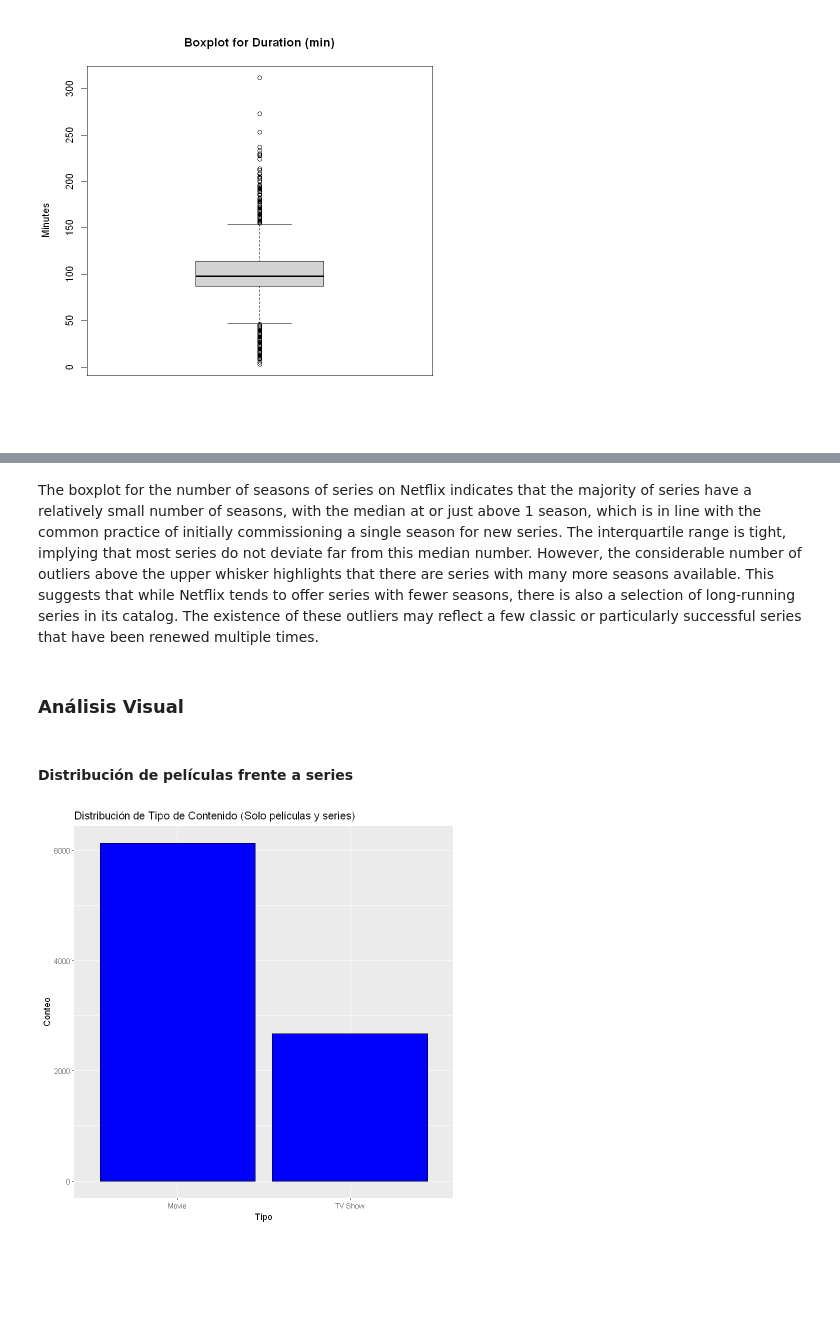
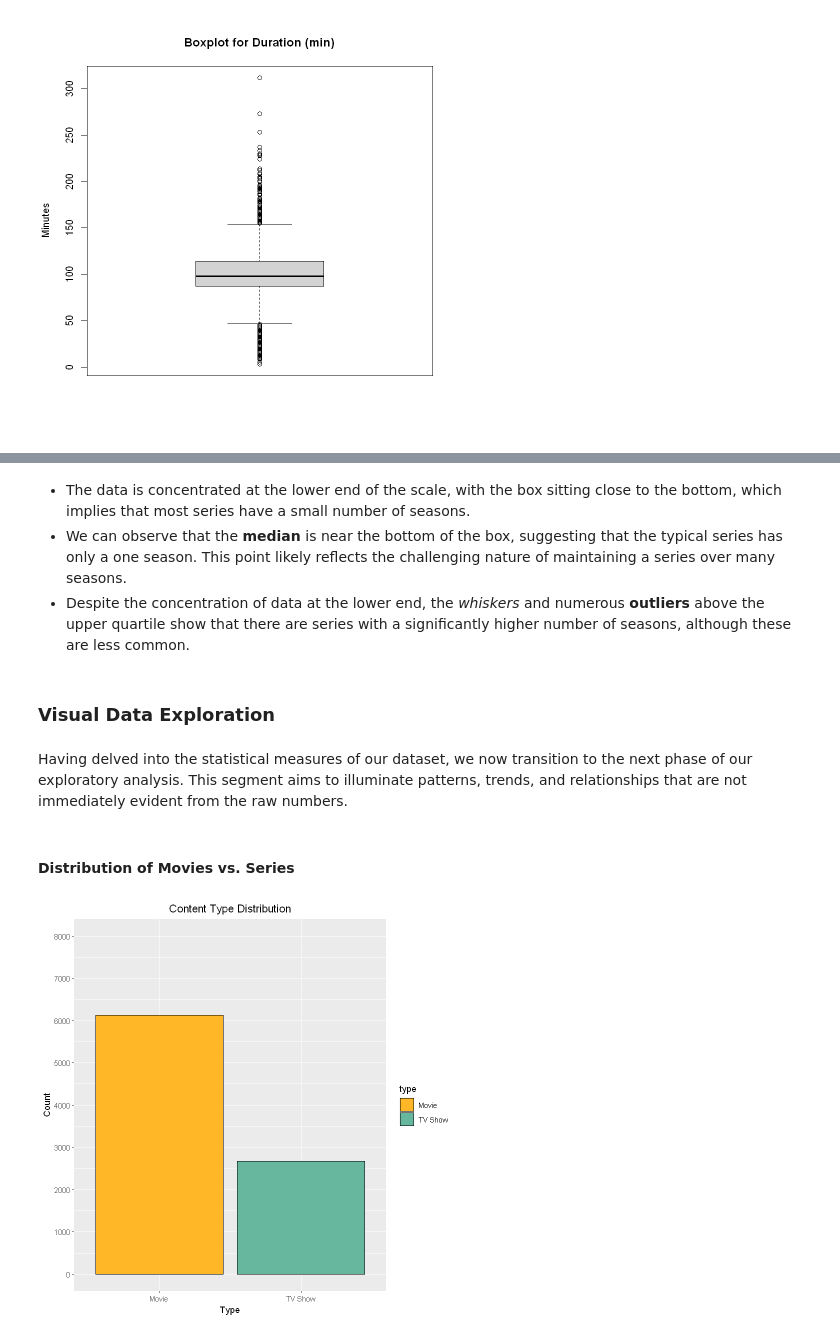
Before and after one commit to emmaarenas/netflix-analysis, a Jupyter notebook: notebooks/netflix-analysis.ipynb, the cells around one changed output, grey strips where cells are left out. Cells and saved outputs as stored; diff of their text form; code cells hidden in the pictures; blank space fills up the shorter version.

```diff
--- a/notebooks/netflix-analysis.ipynb
+++ b/notebooks/netflix-analysis.ipynb
@@ -250,4 +277,6 @@ boxplot(netflix_titles$seasons, main="Boxplot for Seasons", ylab="Number of Seas
 # %% [markdown]
-The boxplot for the number of seasons of series on Netflix indicates that the majority of series have a relatively small number of seasons, with the median at or just above 1 season, which is in line with the common practice of initially commissioning a single season for new series. The interquartile range is tight, implying that most series do not deviate far from this median number. However, the considerable number of outliers above the upper whisker highlights that there are series with many more seasons available. This suggests that while Netflix tends to offer series with fewer seasons, there is also a selection of long-running series in its catalog. The existence of these outliers may reflect a few classic or particularly successful series that have been renewed multiple times.
+- The data is concentrated at the lower end of the scale, with the box sitting close to the bottom, which implies that most series have a small number of seasons.
+- We can observe that the **median** is near the bottom of the box, suggesting that the typical series has only a one season. This point likely reflects the challenging nature of maintaining a series over many seasons.
+- Despite the concentration of data at the lower end, the *whiskers* and numerous **outliers** above the upper quartile show that there are series with a significantly higher number of seasons, although these are less common.
 # %% [markdown]
-### Análisis Visual
+### Visual Data Exploration
@@ -257,13 +283,19 @@ library(ggplot2)
+# %% [markdown]
+Having delved into the statistical measures of our dataset, we now transition to the next phase of our exploratory analysis. This segment aims to illuminate patterns, trends, and relationships that are not immediately evident from the raw numbers.
 # %% [markdown]
-#### Distribución de películas frente a series
+#### Distribution of Movies vs. Series
 # %%
-# Filtrar solo para 'Movie' o 'TV Show'
 netflix_titles_filtered <- netflix_titles %>%
   filter(type %in% c("Movie", "TV Show"))
 
-# Ahora crearemos el gráfico solo con estos dos tipos.
-ggplot(netflix_titles_filtered, aes(x = type)) +
-  geom_bar(fill = 'blue', color = 'black') +
-  labs(title = "Distribución de Tipo de Contenido (Solo películas y series)", x = "Tipo", y = "Conteo")
+ggplot(netflix_titles_filtered, aes(x = type, fill = type)) +
+  geom_bar(stat = "count", color = "black") +
+  labs(title = "Content Type Distribution", x = "Type", y = "Count") +
+  scale_fill_manual(values = c("#ffb727", "#67b79e")) +
+  scale_y_continuous(
+    breaks = seq(0, 8000, by = 1000),
+    limits = c(0, 8000)
+  ) +
+  theme(plot.title = element_text(hjust = 0.5))
 # %% [output]
-[figure, old version]
+[figure, new version]
```
Also changed, not shown: parts of 65 cells of this notebook.
